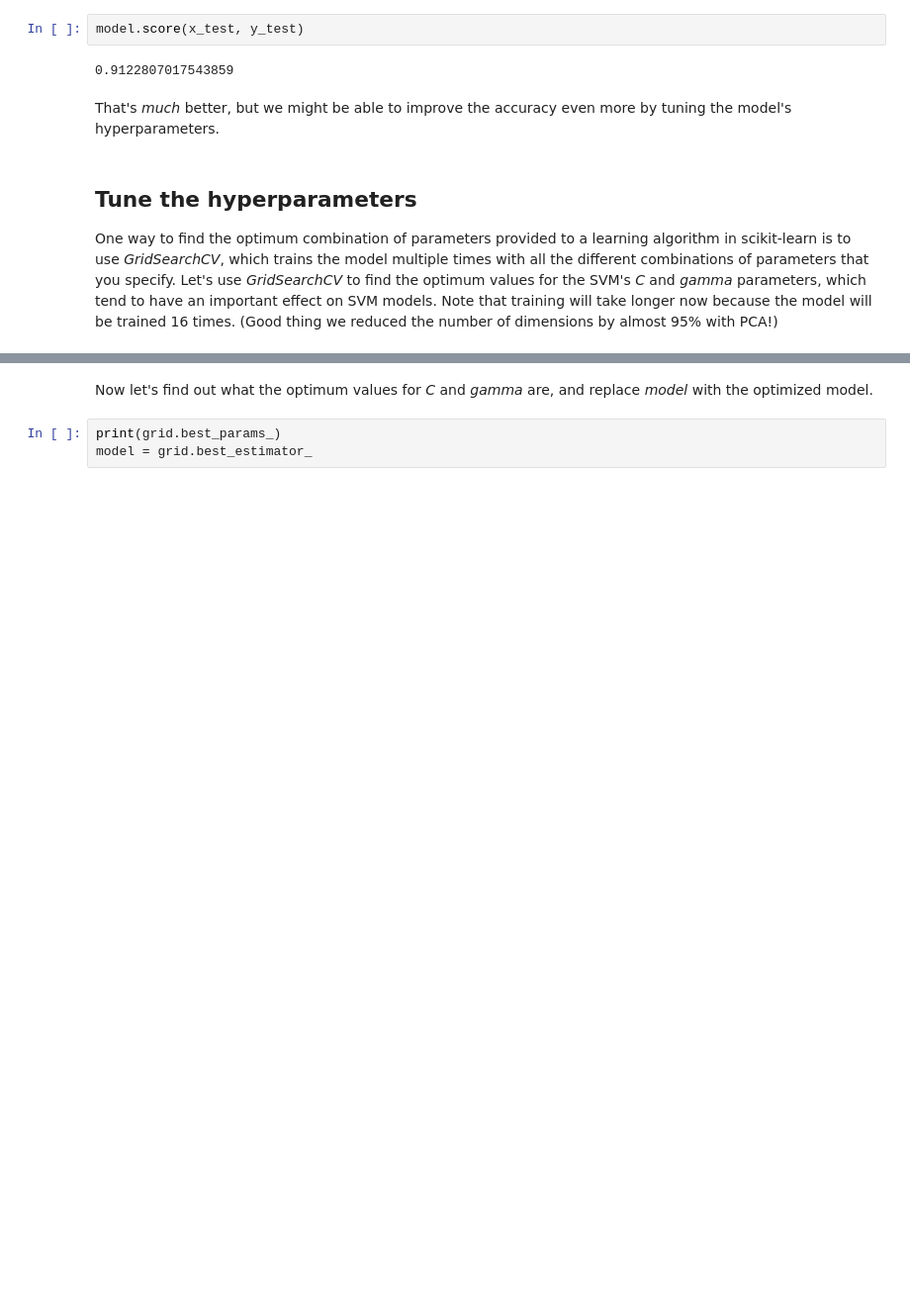
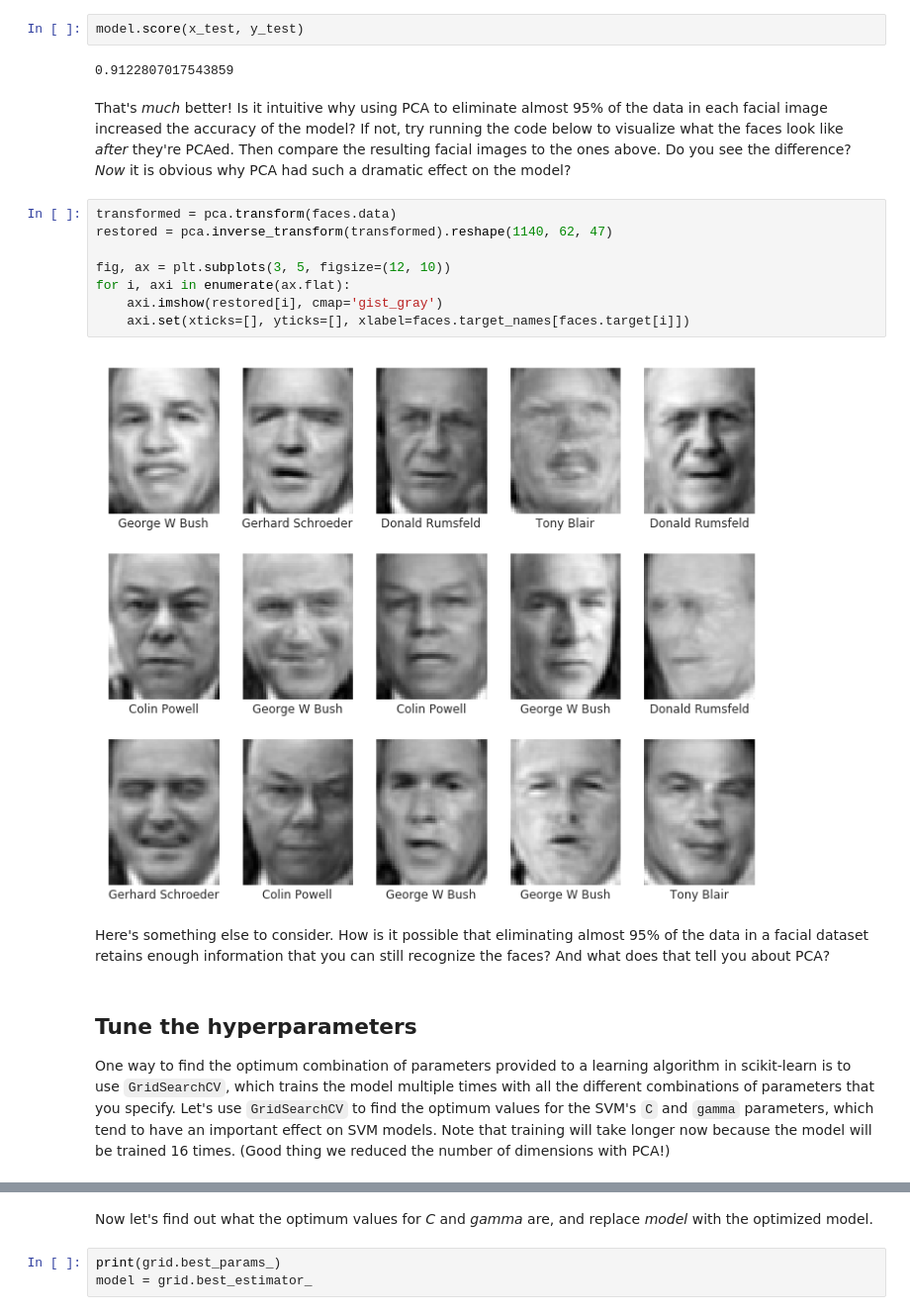
Before and after one commit to jeffprosise/Machine-Learning, a Jupyter notebook: SVM.ipynb, the cells around one changed output, grey strips where cells are left out. Shown at 99% size. Cells and saved outputs as stored; diff of their text form; blank space fills up the shorter version.

```diff
--- a/SVM.ipynb
+++ b/SVM.ipynb
@@ -102,12 +104,24 @@ Now let's score the model again.
 model.score(x_test, y_test)
 # %% [output]
 0.9122807017543859
-# %% [markdown]
-That's *much* better, but we might be able to improve the accuracy even more by tuning the model's hyperparameters.
+# %% [markdown]
+That's *much* better! Is it intuitive why using PCA to eliminate almost 95% of the data in each facial image increased the accuracy of the model? If not, try running the code below to visualize what the faces look like *after* they're PCAed. Then compare the resulting facial images to the ones above. Do you see the difference? *Now* it is obvious why PCA had such a dramatic effect on the model?
+# %%
+transformed = pca.transform(faces.data)
+restored = pca.inverse_transform(transformed).reshape(1140, 62, 47)
+
+fig, ax = plt.subplots(3, 5, figsize=(12, 10))
+for i, axi in enumerate(ax.flat):
+    axi.imshow(restored[i], cmap='gist_gray')
+    axi.set(xticks=[], yticks=[], xlabel=faces.target_names[faces.target[i]])
+# %% [output]
+[figure, added]
+# %% [markdown]
+Here's something else to consider. How is it possible that eliminating almost 95% of the data in a facial dataset retains enough information that you can still recognize the faces? And what does that tell you about PCA?
 # %% [markdown]
 ## Tune the hyperparameters
 
-One way to find the optimum combination of parameters provided to a learning algorithm in scikit-learn is to use *GridSearchCV*, which trains the model multiple times with all the different combinations of parameters that you specify. Let's use *GridSearchCV* to find the optimum values for the SVM's *C* and *gamma* parameters, which tend to have an important effect on SVM models. Note that training will take longer now because the model will be trained 16 times. (Good thing we reduced the number of dimensions by almost 95% with PCA!)
+One way to find the optimum combination of parameters provided to a learning algorithm in scikit-learn is to use `GridSearchCV`, which trains the model multiple times with all the different combinations of parameters that you specify. Let's use `GridSearchCV` to find the optimum values for the SVM's `C` and `gamma` parameters, which tend to have an important effect on SVM models. Note that training will take longer now because the model will be trained 16 times. (Good thing we reduced the number of dimensions with PCA!)
 # %%
 from sklearn.model_selection import GridSearchCV
 
```
Also changed, not shown: parts of 10 cells of this notebook.
